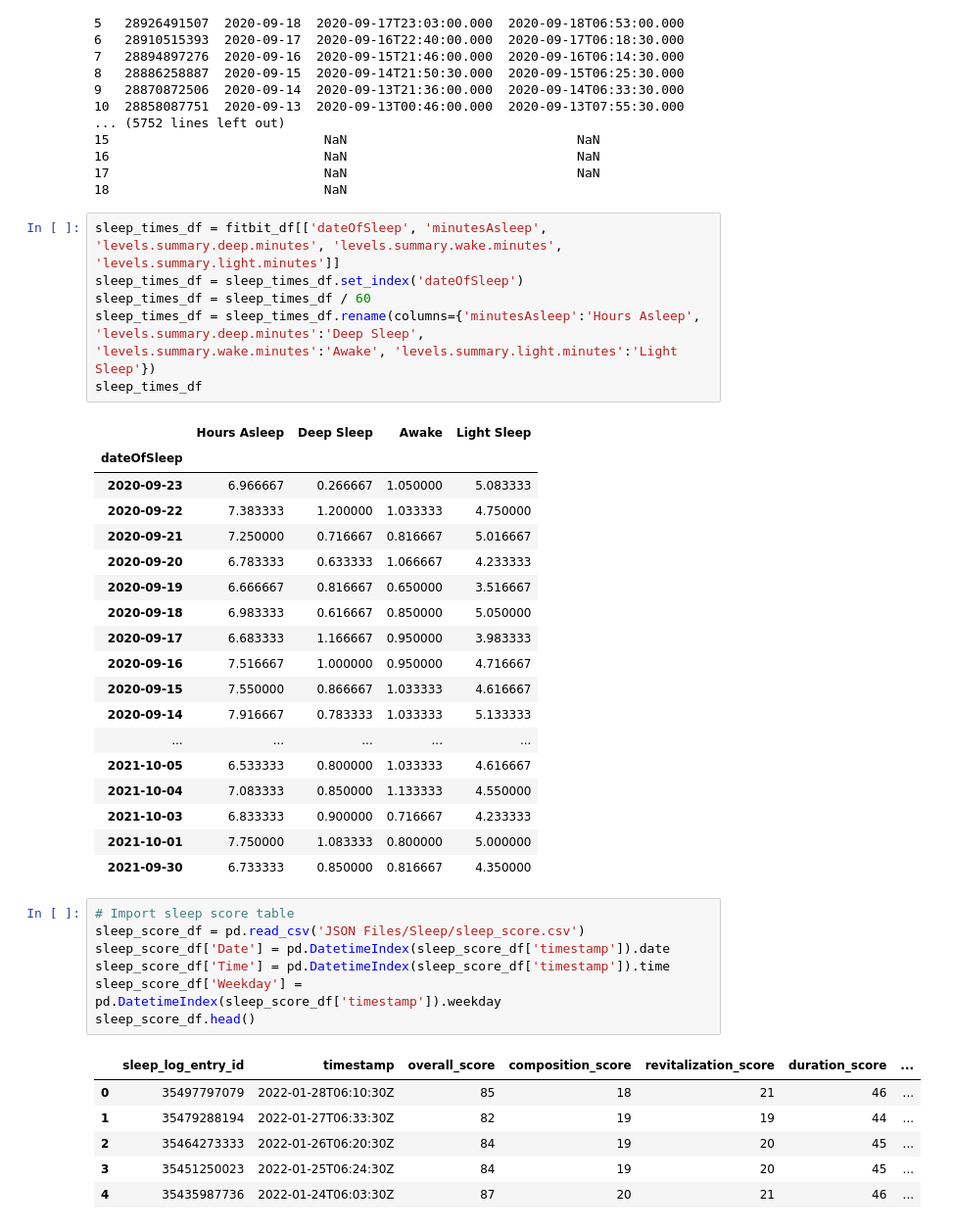
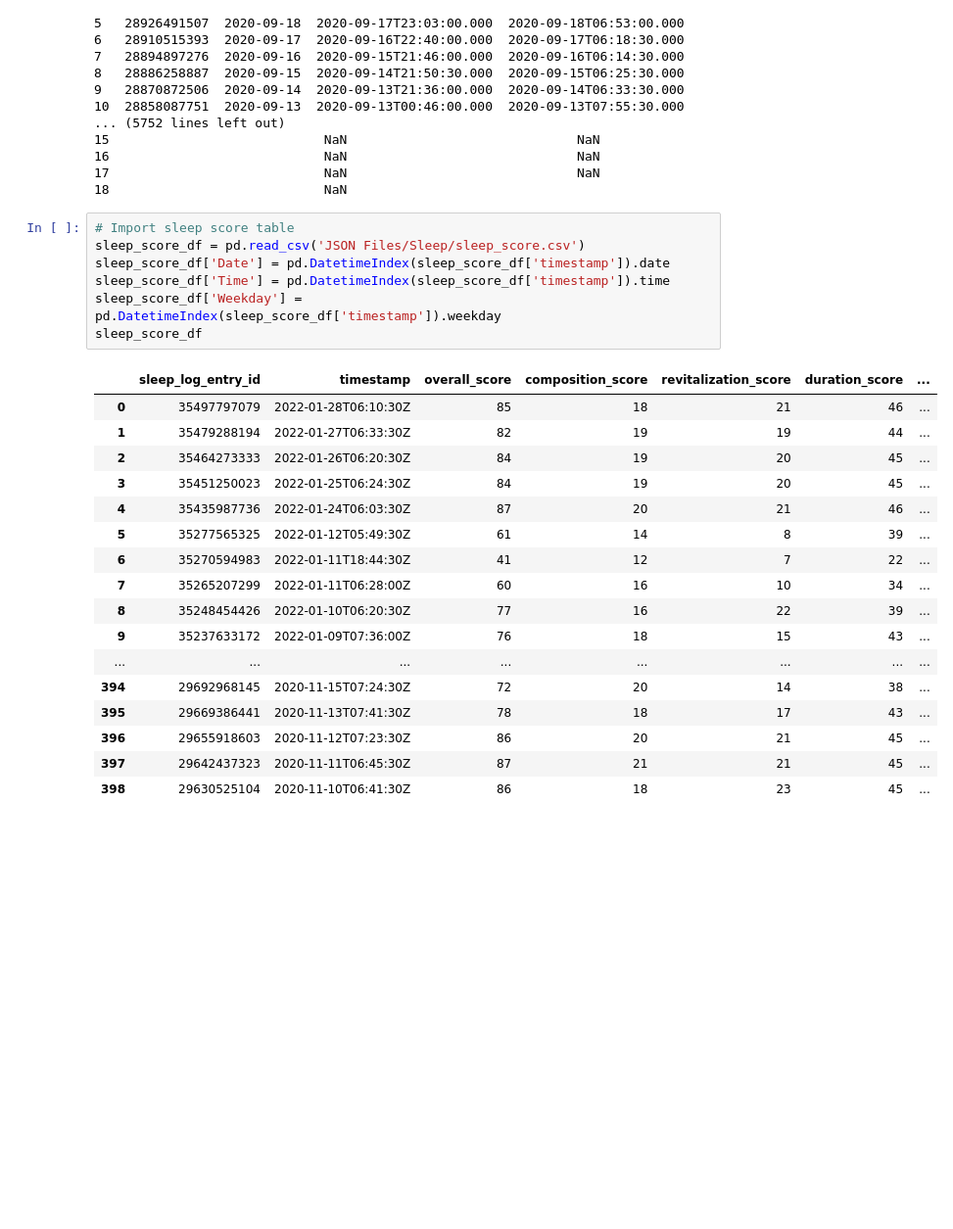
Before and after one commit to bratrudb/Fitbit_data_analysis, a Jupyter notebook: fitbit_analysis-sleep.ipynb, the cells around one changed output. Shown at 98% size. Saved outputs shown, nothing was run; the diff lists cells and outputs as text; blank space fills up the shorter version.

```diff
--- a/fitbit_analysis-sleep.ipynb
+++ b/fitbit_analysis-sleep.ipynb
@@ -66,42 +67,28 @@ fitbit_df
 16                            NaN                              NaN
 17                            NaN                              NaN
 18                            NaN
-# %%
-sleep_times_df = fitbit_df[['dateOfSleep', 'minutesAsleep', 'levels.summary.deep.minutes', 'levels.summary.wake.minutes', 'levels.summary.light.minutes']]
-sleep_times_df = sleep_times_df.set_index('dateOfSleep')
-sleep_times_df = sleep_times_df / 60
-sleep_times_df = sleep_times_df.rename(columns={'minutesAsleep':'Hours Asleep', 'levels.summary.deep.minutes':'Deep Sleep', 'levels.summary.wake.minutes':'Awake', 'levels.summary.light.minutes':'Light Sleep'})
-sleep_times_df
-# %% [output]
-|  | Hours Asleep | Deep Sleep | Awake | Light Sleep |
-| dateOfSleep |  |  |  |  |
-| 2020-09-23 | 6.966667 | 0.266667 | 1.050000 | 5.083333 |
-| 2020-09-22 | 7.383333 | 1.200000 | 1.033333 | 4.750000 |
-| 2020-09-21 | 7.250000 | 0.716667 | 0.816667 | 5.016667 |
-| 2020-09-20 | 6.783333 | 0.633333 | 1.066667 | 4.233333 |
-| 2020-09-19 | 6.666667 | 0.816667 | 0.650000 | 3.516667 |
-| 2020-09-18 | 6.983333 | 0.616667 | 0.850000 | 5.050000 |
-| 2020-09-17 | 6.683333 | 1.166667 | 0.950000 | 3.983333 |
-| 2020-09-16 | 7.516667 | 1.000000 | 0.950000 | 4.716667 |
-| 2020-09-15 | 7.550000 | 0.866667 | 1.033333 | 4.616667 |
-| 2020-09-14 | 7.916667 | 0.783333 | 1.033333 | 5.133333 |
-| ... | ... | ... | ... | ... |
-| 2021-10-05 | 6.533333 | 0.800000 | 1.033333 | 4.616667 |
-| 2021-10-04 | 7.083333 | 0.850000 | 1.133333 | 4.550000 |
-| 2021-10-03 | 6.833333 | 0.900000 | 0.716667 | 4.233333 |
-| 2021-10-01 | 7.750000 | 1.083333 | 0.800000 | 5.000000 |
-| 2021-09-30 | 6.733333 | 0.850000 | 0.816667 | 4.350000 |
 # %%
 # Import sleep score table
 sleep_score_df = pd.read_csv('JSON Files/Sleep/sleep_score.csv')
 sleep_score_df['Date'] = pd.DatetimeIndex(sleep_score_df['timestamp']).date
 sleep_score_df['Time'] = pd.DatetimeIndex(sleep_score_df['timestamp']).time
 sleep_score_df['Weekday'] = pd.DatetimeIndex(sleep_score_df['timestamp']).weekday
-sleep_score_df.head()
+sleep_score_df
 # %% [output]
 |  | sleep_log_entry_id | timestamp | overall_score | composition_score | revitalization_score | duration_score | ... |
 | 0 | 35497797079 | 2022-01-28T06:10:30Z | 85 | 18 | 21 | 46 | ... |
 | 1 | 35479288194 | 2022-01-27T06:33:30Z | 82 | 19 | 19 | 44 | ... |
 | 2 | 35464273333 | 2022-01-26T06:20:30Z | 84 | 19 | 20 | 45 | ... |
 | 3 | 35451250023 | 2022-01-25T06:24:30Z | 84 | 19 | 20 | 45 | ... |
 | 4 | 35435987736 | 2022-01-24T06:03:30Z | 87 | 20 | 21 | 46 | ... |
+| 5 | 35277565325 | 2022-01-12T05:49:30Z | 61 | 14 | 8 | 39 | ... |
+| 6 | 35270594983 | 2022-01-11T18:44:30Z | 41 | 12 | 7 | 22 | ... |
+| 7 | 35265207299 | 2022-01-11T06:28:00Z | 60 | 16 | 10 | 34 | ... |
+| 8 | 35248454426 | 2022-01-10T06:20:30Z | 77 | 16 | 22 | 39 | ... |
+| 9 | 35237633172 | 2022-01-09T07:36:00Z | 76 | 18 | 15 | 43 | ... |
+| ... | ... | ... | ... | ... | ... | ... | ... |
+| 394 | 29692968145 | 2020-11-15T07:24:30Z | 72 | 20 | 14 | 38 | ... |
+| 395 | 29669386441 | 2020-11-13T07:41:30Z | 78 | 18 | 17 | 43 | ... |
+| 396 | 29655918603 | 2020-11-12T07:23:30Z | 86 | 20 | 21 | 45 | ... |
+| 397 | 29642437323 | 2020-11-11T06:45:30Z | 87 | 21 | 21 | 45 | ... |
+| 398 | 29630525104 | 2020-11-10T06:41:30Z | 86 | 18 | 23 | 45 | ... |
```
Also changed, not shown: parts of 8 cells of this notebook.
